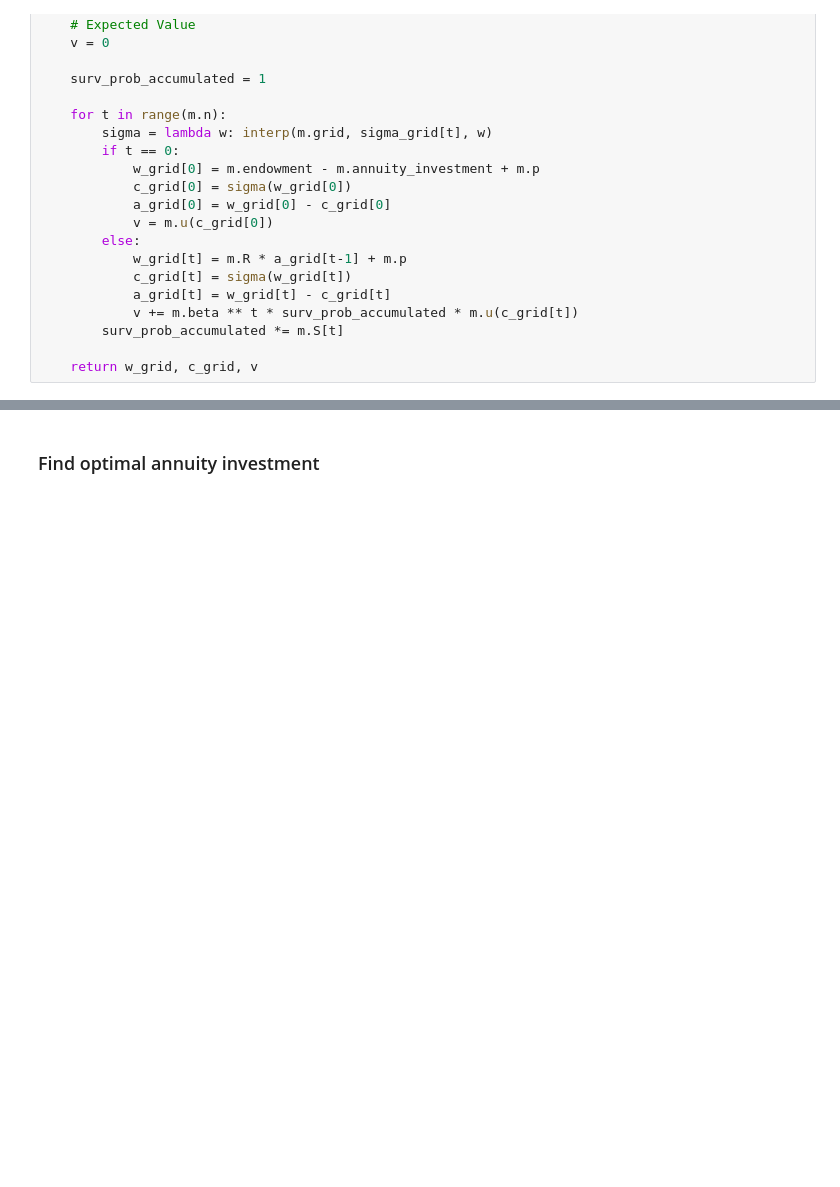
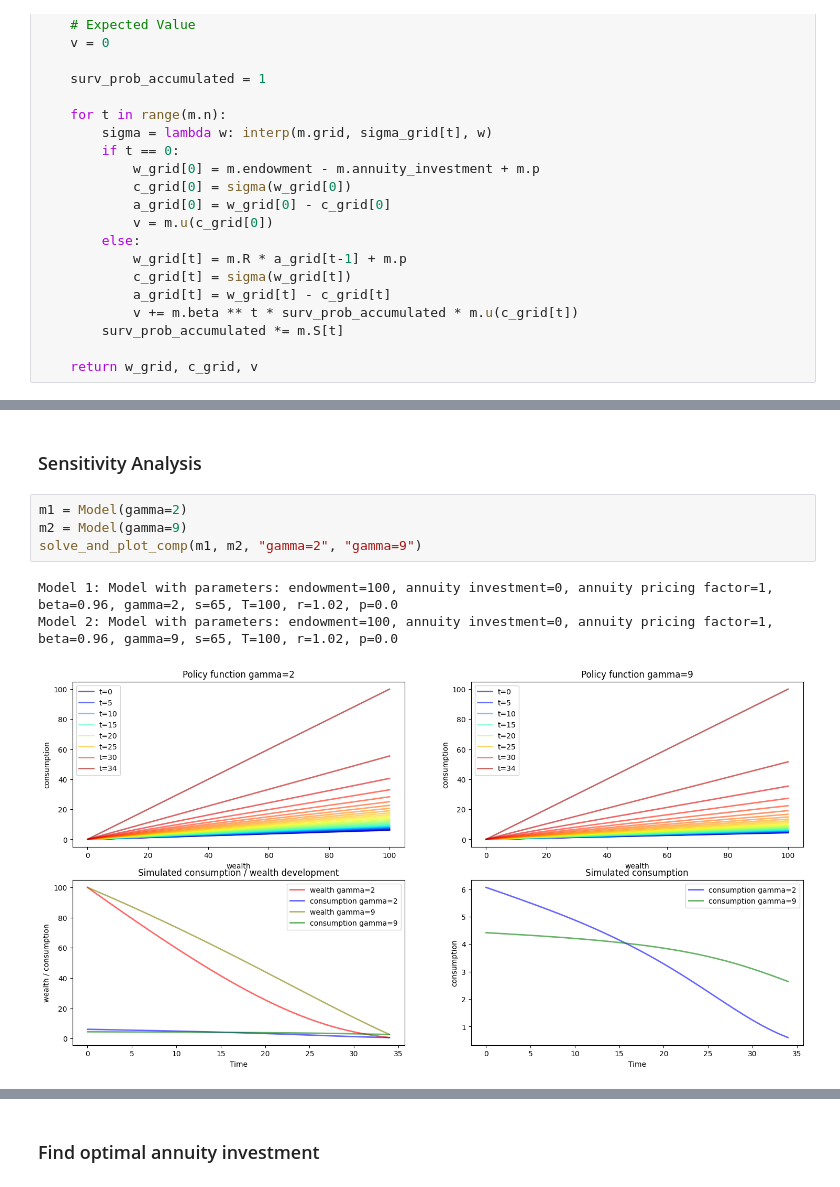
Before and after one commit to jonathan-cl/thesis, a Jupyter notebook: first_exercise/egm_and_vfi.ipynb, the cells around one changed output, grey strips where cells are left out. Saved outputs shown, nothing was run; the diff lists cells and outputs as text; blank space fills up the shorter version.

```diff
--- a/first_exercise/egm_and_vfi.ipynb
+++ b/first_exercise/egm_and_vfi.ipynb
@@ -223,0 +244,10 @@ def solve_and_plot(m):
+# %% [markdown]
+### Sensitivity Analysis
+# %%
+m1 = Model(gamma=2)
+m2 = Model(gamma=9)
+solve_and_plot_comp(m1, m2, "gamma=2", "gamma=9")
+# %% [output]
+Model 1: Model with parameters: endowment=100, annuity investment=0, annuity pricing factor=1, beta=0.96, gamma=2, s=65, T=100, r=1.02, p=0.0
+Model 2: Model with parameters: endowment=100, annuity investment=0, annuity pricing factor=1, beta=0.96, gamma=9, s=65, T=100, r=1.02, p=0.0
+[figure, added]
```
Also changed, not shown: parts of 9 cells of this notebook.
